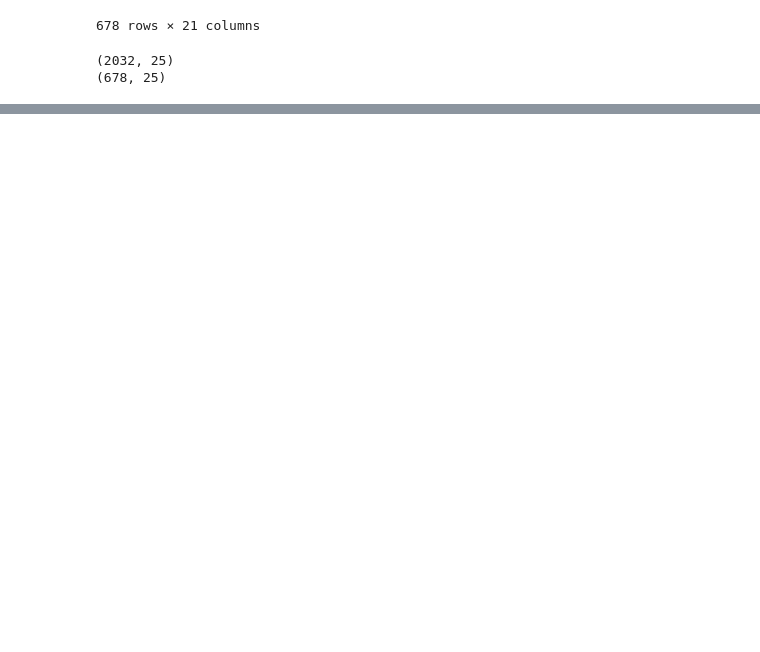
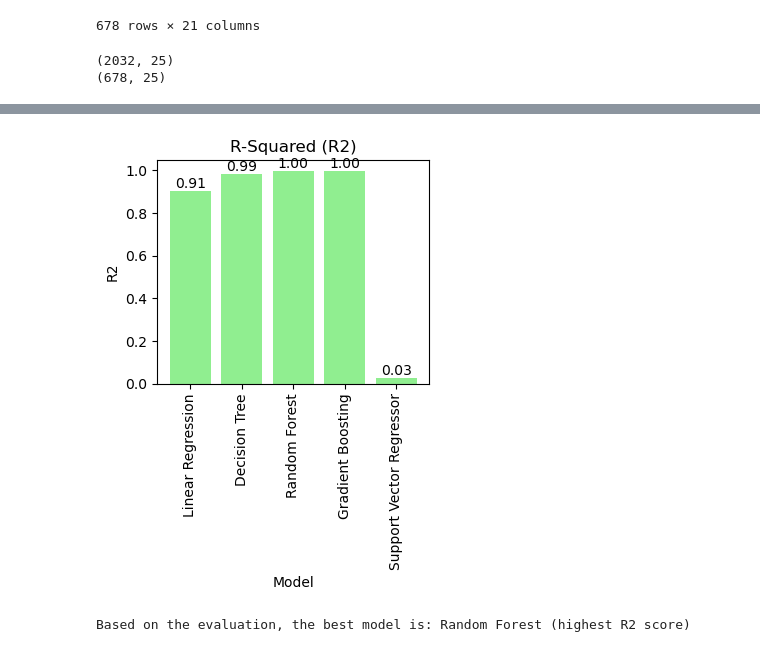
Before and after one commit to avineets87/housing-price-analysis, a Jupyter notebook: model_experimentation.ipynb, the cells around one changed output, grey strips where cells are left out. Cells and saved outputs as stored; diff of their text form; code cells hidden in the pictures; blank space fills up the shorter version.

```diff
--- a/model_experimentation.ipynb
+++ b/model_experimentation.ipynb
@@ -265,3 +254,28 @@ Based on the evaluation, the best model is: Random Forest (highest R2 score)
+# %%
+# Plot R2 scores
+plt.subplot(1, 2, 2)
+plt.xticks(rotation=90)
+
+for i, v in enumerate(r2_scores):
+    plt.text(i, v, f"{v}", ha='center', va='bottom')
+
+plt.bar(models.keys(), r2_scores, color='lightgreen')
+plt.title('R-Squared (R2)')
+plt.xlabel('Model')
+plt.ylabel('R2')
+
+plt.tight_layout()
+plt.show()
+# %% [output]
+[figure, added]
+# %%
+# Step 5: Suggest the best model
+best_model_index = np.argmax(r2_scores)
+best_model_name = list(models.keys())[best_model_index]
+
+print(f"\nBased on the evaluation, the best model is: {best_model_name} (highest R2 score)")
+# %% [output]
+Based on the evaluation, the best model is: Random Forest (highest R2 score)
 # %%
 #Train the model
 model = LinearRegression()
```
Also changed, not shown: parts of 6 cells of this notebook.
